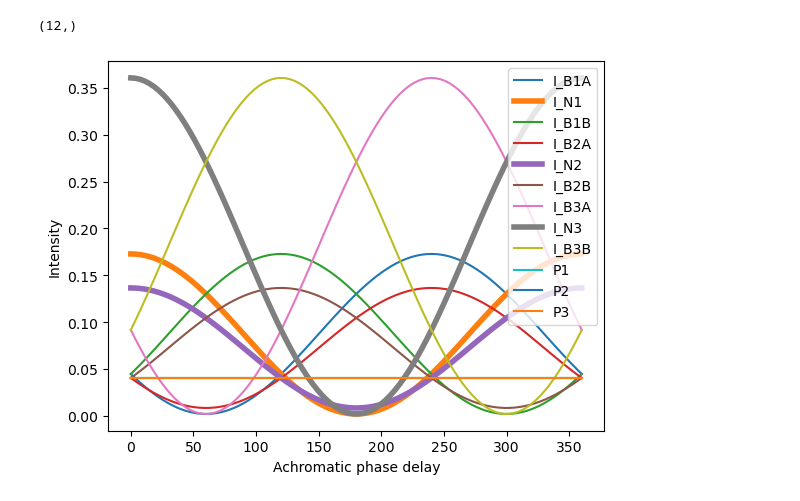
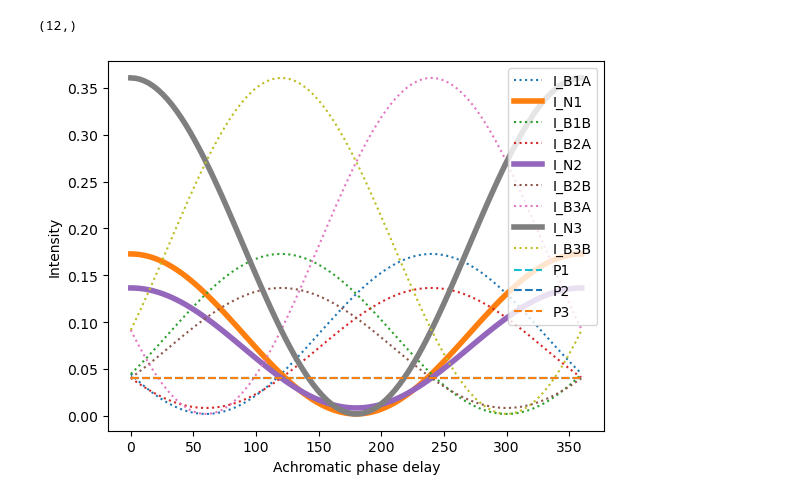
Before and after one commit to SAIL-Labs/glint-control, a Jupyter notebook: dev/notebooks/coupler_toy_math.ipynb, the cells around one changed output. Saved outputs shown, nothing was run; the diff lists cells and outputs as text; code cells hidden in the pictures.

```diff
--- a/dev/notebooks/coupler_toy_math.ipynb
+++ b/dev/notebooks/coupler_toy_math.ipynb
@@ -537,22 +537,23 @@ np.shape(flux_output)
 # %%
 import matplotlib.pyplot as plt
 
 # plot
-plt.plot(phase_aps_matrix_deg, flux_output_matrix[0,:], label='I_B1A')
+plt.plot(phase_aps_matrix_deg, flux_output_matrix[0,:], label='I_B1A', linestyle=":")
 plt.plot(phase_aps_matrix_deg, flux_output_matrix[1,:], label='I_N1', linewidth=4)
-plt.plot(phase_aps_matrix_deg, flux_output_matrix[2,:], label='I_B1B')
-plt.plot(phase_aps_matrix_deg, flux_output_matrix[3,:], label='I_B2A')
+plt.plot(phase_aps_matrix_deg, flux_output_matrix[2,:], label='I_B1B', linestyle=":")
+plt.plot(phase_aps_matrix_deg, flux_output_matrix[3,:], label='I_B2A', linestyle=":")
 plt.plot(phase_aps_matrix_deg, flux_output_matrix[4,:], label='I_N2', linewidth=4)
-plt.plot(phase_aps_matrix_deg, flux_output_matrix[5,:], label='I_B2B')
-plt.plot(phase_aps_matrix_deg, flux_output_matrix[6,:], label='I_B3A')
+plt.plot(phase_aps_matrix_deg, flux_output_matrix[5,:], label='I_B2B', linestyle=":")
+plt.plot(phase_aps_matrix_deg, flux_output_matrix[6,:], label='I_B3A', linestyle=":")
 plt.plot(phase_aps_matrix_deg, flux_output_matrix[7,:], label='I_N3', linewidth=4)
-plt.plot(phase_aps_matrix_deg, flux_output_matrix[8,:], label='I_B3B')
-plt.plot(phase_aps_matrix_deg, flux_output_matrix[9,:], label='P1')
-plt.plot(phase_aps_matrix_deg, flux_output_matrix[10,:], label='P2')
-plt.plot(phase_aps_matrix_deg, flux_output_matrix[11,:], label='P3')
+plt.plot(phase_aps_matrix_deg, flux_output_matrix[8,:], label='I_B3B', linestyle=":")
+plt.plot(phase_aps_matrix_deg, flux_output_matrix[9,:], label='P1', linestyle="--")
+plt.plot(phase_aps_matrix_deg, flux_output_matrix[10,:], label='P2', linestyle="--")
+plt.plot(phase_aps_matrix_deg, flux_output_matrix[11,:], label='P3', linestyle="--")
 plt.ylabel('Intensity')
 plt.xlabel('Achromatic phase delay')
 plt.legend()
-plt.show()
+#plt.show()
+plt.savefig('test.png')
 # %% [output]
-[figure, old version]
+[figure, new version]
```
